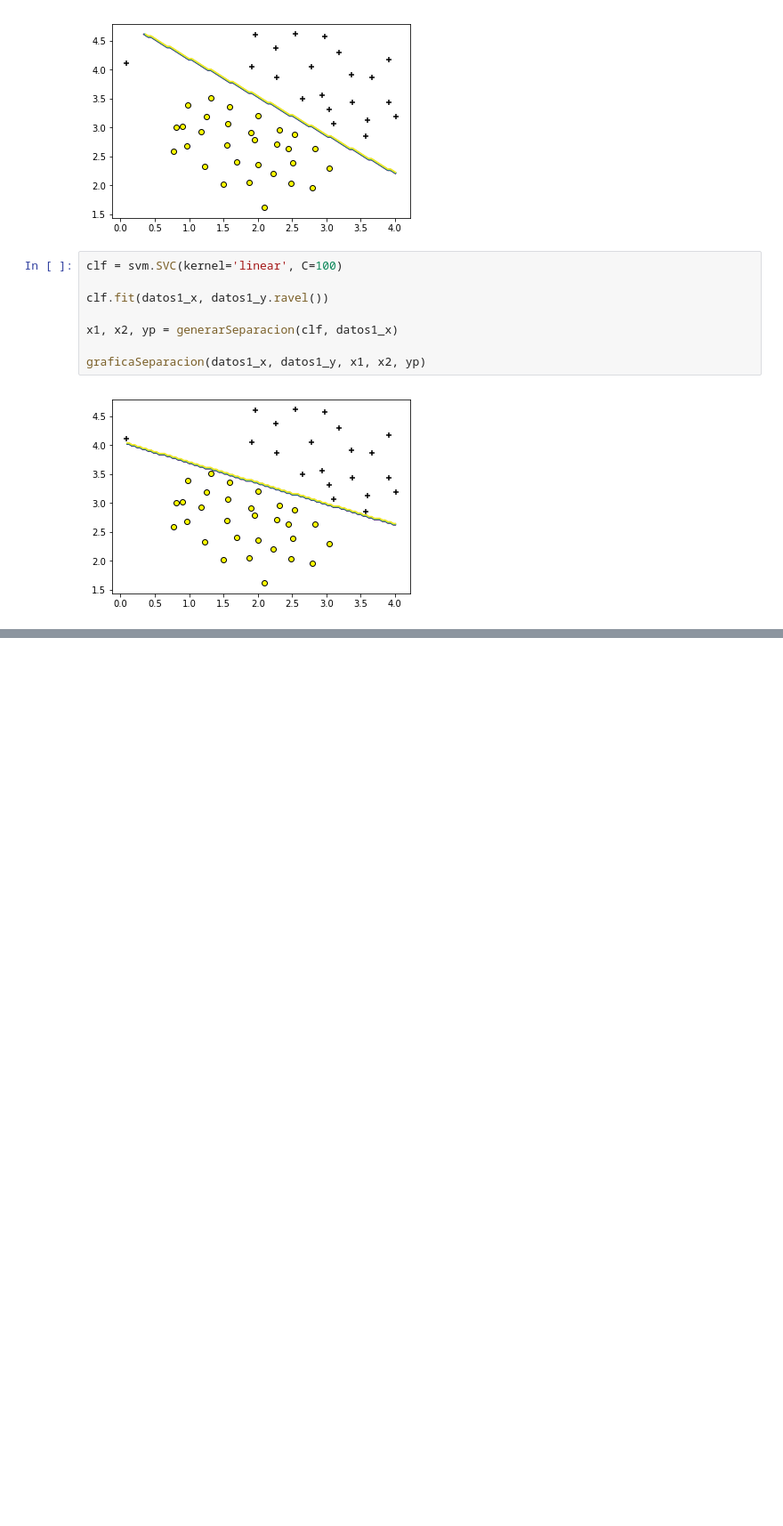
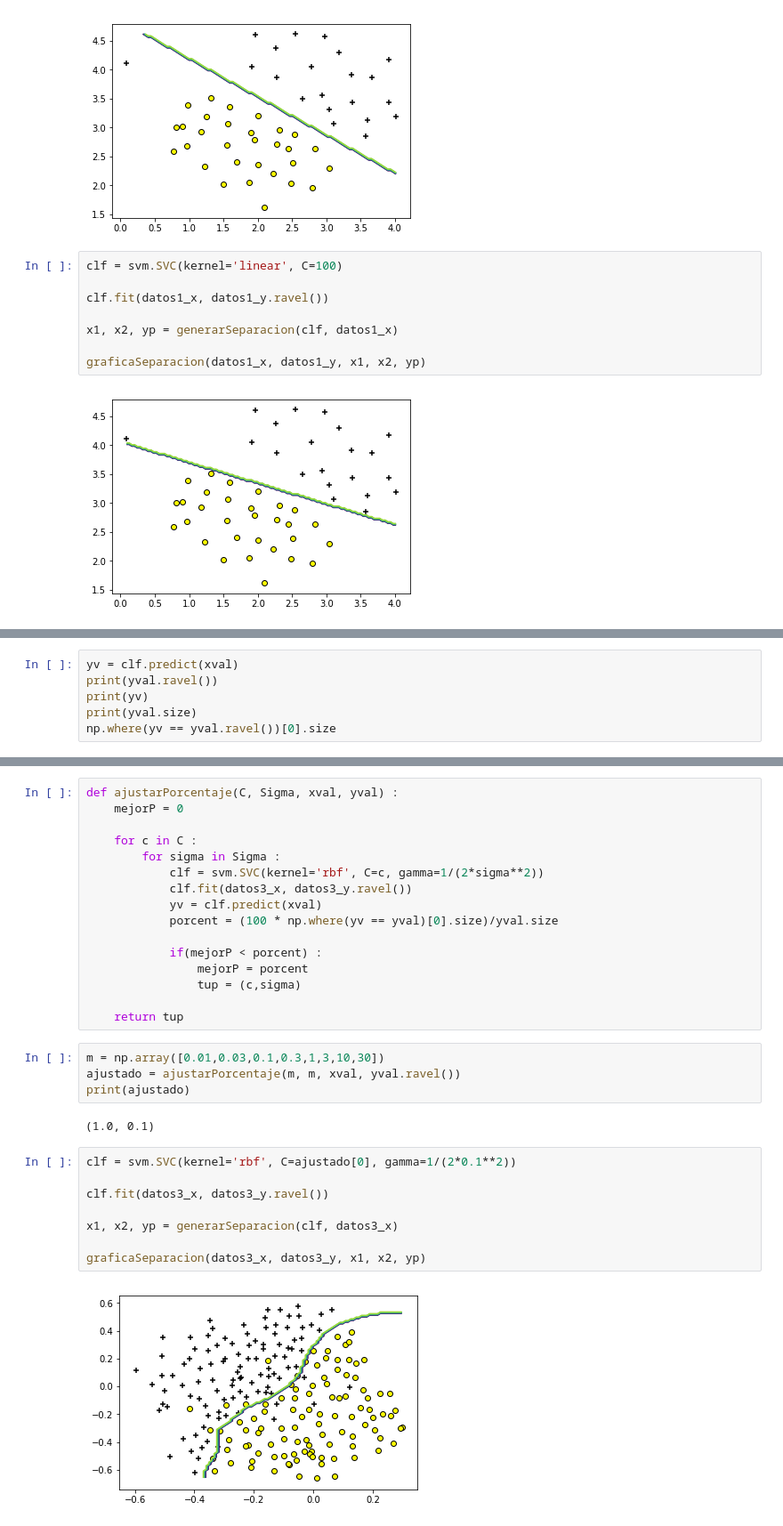
Before and after one commit to arturobp3/Machine_Learning, a Jupyter notebook: Practica_6/Practica 6.ipynb, the cells around one changed output, grey strips where cells are left out. Shown: that part at 89% size. Saved outputs shown, nothing was run; the diff lists cells and outputs as text; blank space fills up the shorter version.

```diff
--- a/Practica_6/Practica 6.ipynb
+++ b/Practica_6/Practica 6.ipynb
@@ -97,0 +129,6 @@ graficaSeparacion(datos1_x, datos1_y, x1, x2, yp)
+# %%
+yv = clf.predict(xval)
+print(yval.ravel())
+print(yv)
+print(yval.size)
+np.where(yv == yval.ravel())[0].size
@@ -97,0 +150,32 @@ graficaSeparacion(datos1_x, datos1_y, x1, x2, yp)
+# %%
+def ajustarPorcentaje(C, Sigma, xval, yval) :
+    mejorP = 0
+
+    for c in C :
+        for sigma in Sigma :
+            clf = svm.SVC(kernel='rbf', C=c, gamma=1/(2*sigma**2))
+            clf.fit(datos3_x, datos3_y.ravel())
+            yv = clf.predict(xval)
+            porcent = (100 * np.where(yv == yval)[0].size)/yval.size
+
+            if(mejorP < porcent) :
+                mejorP = porcent
+                tup = (c,sigma)
+
+    return tup
+# %%
+m = np.array([0.01,0.03,0.1,0.3,1,3,10,30])
+ajustado = ajustarPorcentaje(m, m, xval, yval.ravel())
+print(ajustado)
+# %% [output]
+(1.0, 0.1)
+# %%
+clf = svm.SVC(kernel='rbf', C=ajustado[0], gamma=1/(2*0.1**2))
+
+clf.fit(datos3_x, datos3_y.ravel())
+
+x1, x2, yp = generarSeparacion(clf, datos3_x)
+
+graficaSeparacion(datos3_x, datos3_y, x1, x2, yp)
+# %% [output]
+[figure, added]
```
Also changed, not shown: parts of 7 cells of this notebook.
